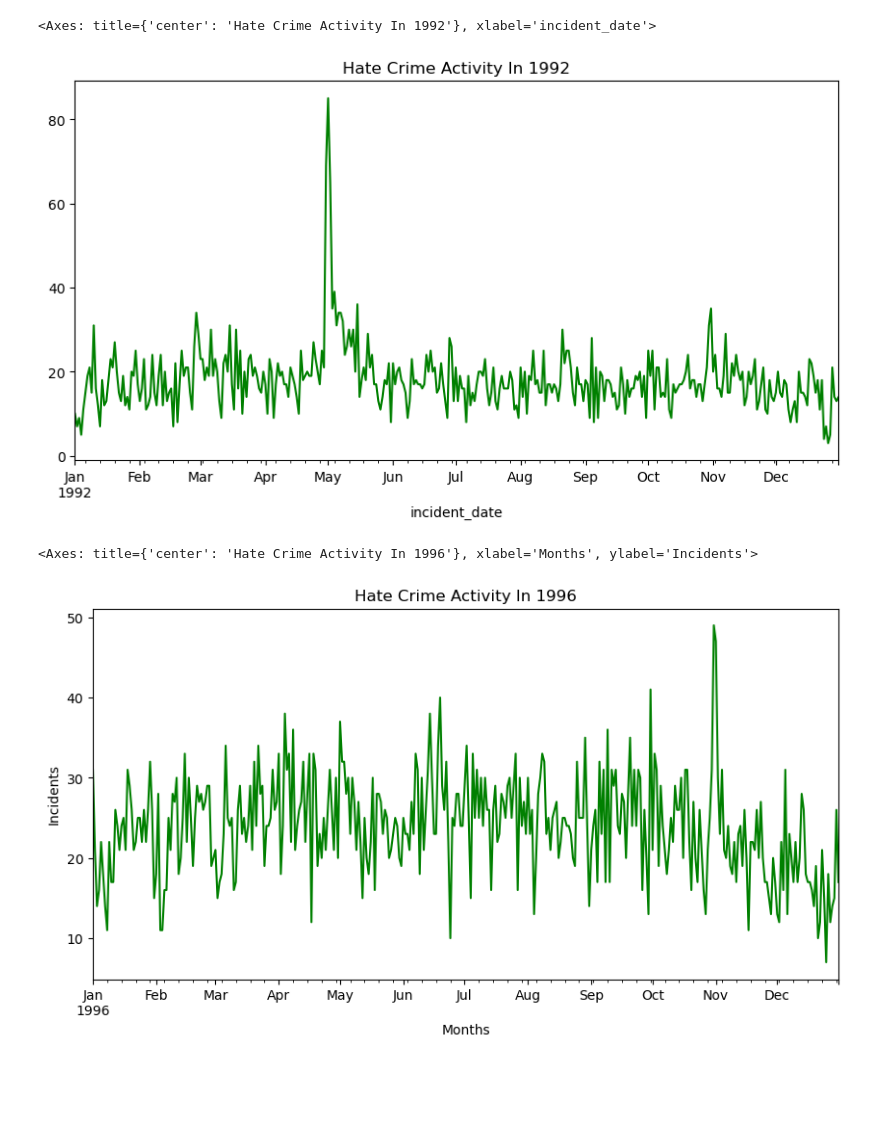
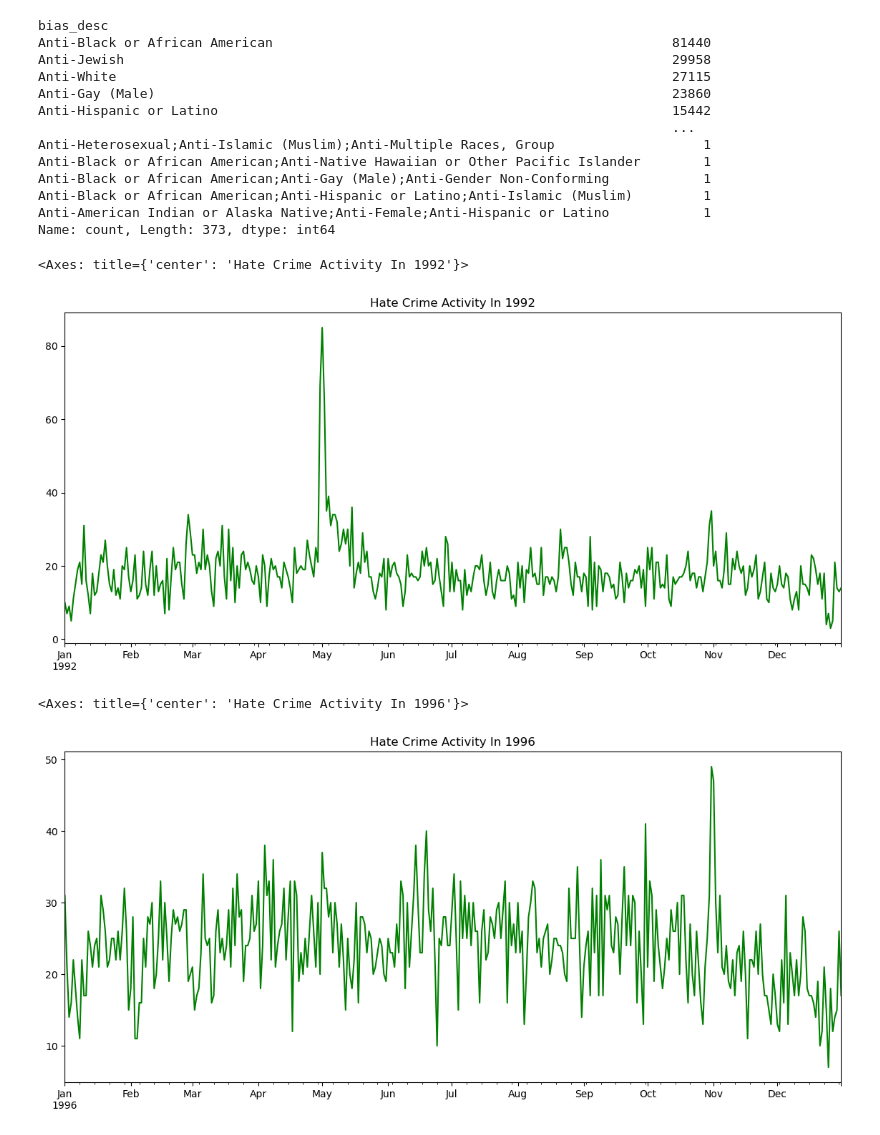
Before and after one commit to corporatemanny/FBI-Hate-Crime-Analysis, a Jupyter notebook: Analysis/dataFilter.ipynb, the cells around one changed output. Saved outputs shown, nothing was run; the diff lists cells and outputs as text; code cells hidden in the pictures; blank space fills up the shorter version.

```diff
--- a/Analysis/dataFilter.ipynb
+++ b/Analysis/dataFilter.ipynb
@@ -6,10 +8,8 @@ from replace import desc_count
 # %%
-hate_crime_data = os.path.join('..', 'Resources', 'hate_crime.csv')
+hate_crime_path = os.path.join('..', 'Resources', 'hate_crime.csv')
 
-hateCrimedf = pd.read_csv(hate_crime_data)
-hateCrimedf.reset_index(drop=True)
-
-hateCrimedf
+crime_data = pd.read_csv(hate_crime_path)
+crime_data.head()
 # %% [output]
 |  | incident_id | data_year | ori | pug_agency_name | pub_agency_unit | agency_type_name | state_abbr | ... |
 | 0 | 43 | 1991 | AR0350100 | Pine Bluff | NaN | City | AR | ... |
@@ -54,15 +201,36 @@ incident_date_all.plot(kind='line', figsize=(10,5))
+# %%
+crime_data.reset_index(drop=True)
+crime_data['incident_date'] = pd.to_datetime(crime_data['incident_date'])
+
+crime_data['bias_desc'].value_counts()
+# %% [output]
+bias_desc
+Anti-Black or African American                                                   81440
+Anti-Jewish                                                                      29958
+Anti-White                                                                       27115
+Anti-Gay (Male)                                                                  23860
+Anti-Hispanic or Latino                                                          15442
+                                                                                 ...
+Anti-Heterosexual;Anti-Islamic (Muslim);Anti-Multiple Races, Group                   1
+Anti-Black or African American;Anti-Native Hawaiian or Other Pacific Islander        1
+Anti-Black or African American;Anti-Gay (Male);Anti-Gender Non-Conforming            1
+Anti-Black or African American;Anti-Hispanic or Latino;Anti-Islamic (Muslim)         1
+Anti-American Indian or Alaska Native;Anti-Female;Anti-Hispanic or Latino            1
+Name: count, Length: 373, dtype: int64
 # %%
-df1992 = hateCrimedf[hateCrimedf['data_year'] == 1992]
+
+df1992 = crime_data[crime_data['data_year'] == 1992]
 incident_date_1992 = df1992.groupby('incident_date').size()
-incident_date_1992.plot(kind='line', figsize=(10,5), title='Hate Crime Activity In 1992', color='green')
+incident_date_1992.plot(kind='line', figsize=(14,6), title='Hate Crime Activity In 1992', color='green', xlabel='')
 # %% [output]
-<Axes: title={'center': 'Hate Crime Activity In 1992'}, xlabel='incident_date'>
+<Axes: title={'center': 'Hate Crime Activity In 1992'}>
-[figure, old version]
+[figure, new version]
 # %%
-df1996 = hateCrimedf[hateCrimedf['data_year'] == 1996]
+
+df1996 = crime_data[crime_data['data_year'] == 1996]
 incident_date_1996 = df1996.groupby('incident_date').size()
-incident_date_1996.plot(kind='line', figsize=(10,5), xlabel='Months', ylabel='Incidents', title='Hate Crime Activity In 1996', color='green')
+incident_date_1996.plot(kind='line', figsize=(14,6), title='Hate Crime Activity In 1996', color='green', xlabel='')
 # %% [output]
-<Axes: title={'center': 'Hate Crime Activity In 1996'}, xlabel='Months', ylabel='Incidents'>
+<Axes: title={'center': 'Hate Crime Activity In 1996'}>
-[figure, old version]
+[figure, new version]
 # %%
```
Also changed, not shown: parts of 13 cells of this notebook, 4 other files.
